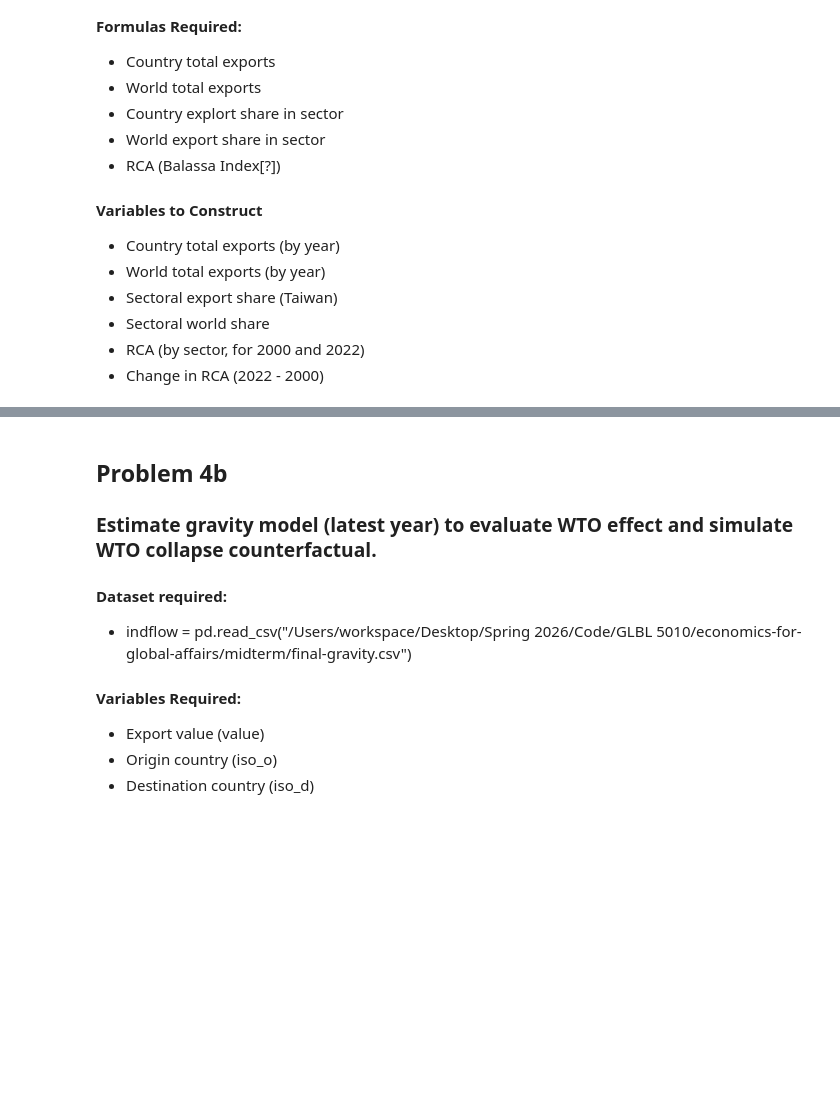
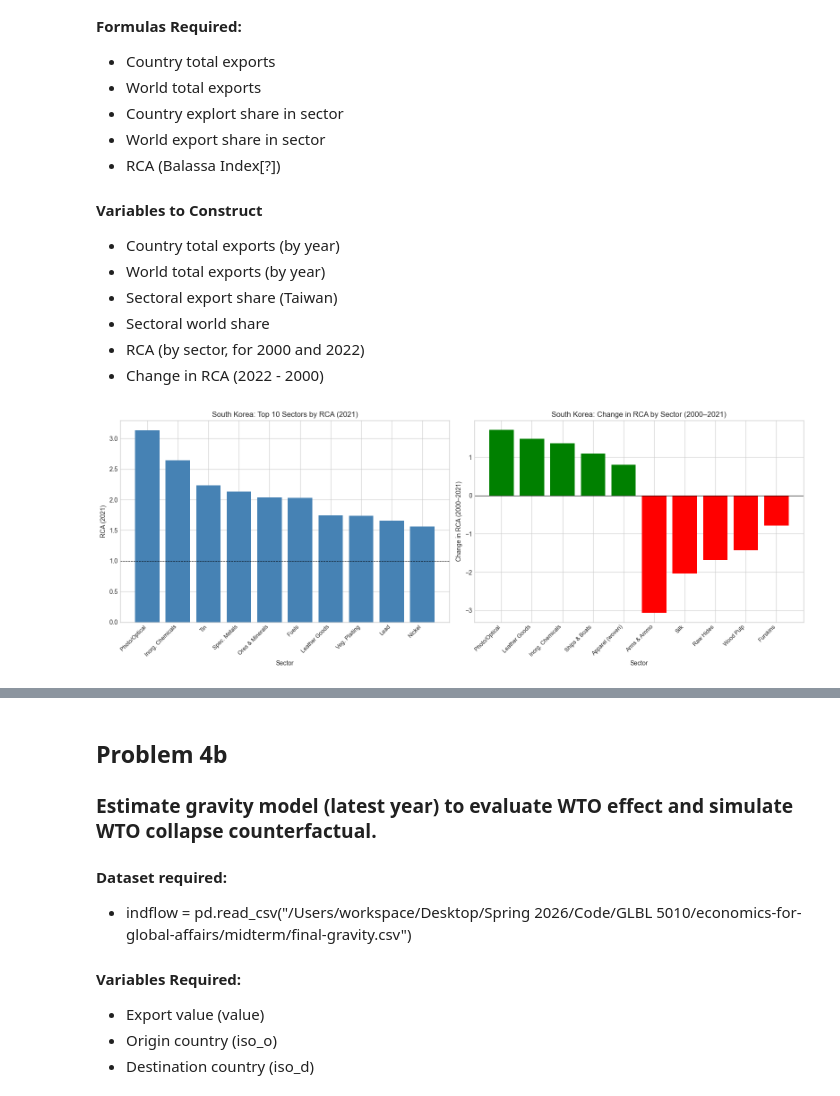
Before and after one commit to Jonas-Nepozitek/economics-for-global-affairs, a Jupyter notebook: midterm/ac_midterm.ipynb, the cells around one changed output, grey strips where cells are left out. Cells and saved outputs as stored; diff of their text form; code cells hidden in the pictures; blank space fills up the shorter version.

```diff
--- a/midterm/ac_midterm.ipynb
+++ b/midterm/ac_midterm.ipynb
@@ -116,0 +121,69 @@ Taiwan's strong economic growth from 1980 to 2019 was driven primarily by capita
+# %%
+# Compute RCA for each year independently, then stack
+frames = []
+for year, group in kor.groupby("year"):
+    group = group[group["value"] > 0].copy()               # drop sectors Korea doesn't export
+    group["value_tot"]    = group["value"].sum()            # total Korean exports that year
+    group["value_wd_tot"] = group["value_wd"].sum()         # total world exports that year
+    group["sh_hs2"]       = group["value"] / group["value_wd"]          # Korea's sector share of world exports
+    group["sh_wd"]        = group["value_tot"] / group["value_wd_tot"]  # Korea's overall world export share
+    group["rca"]          = group["sh_hs2"] / group["sh_wd"]            # Balassa RCA index
+    frames.append(group)
+kor = pd.concat(frames)
+
+# Pivot to get 2000 and 2021 RCA side by side, then compute change
+rca = kor.pivot(index="hs2", columns="year", values="rca").reset_index()
+rca.columns.name = None                                                  # clear column axis name
+rca = rca.rename(columns={2000: "rca_2000", 2021: "rca_2021"})          # rename by value, not position
+rca["rca_change"] = rca["rca_2021"] - rca["rca_2000"]                   # change in RCA 2000-2021
+# %%
+# HS2 code to short sector name mapping (covering all sectors appearing in Korea's top/change charts)
+hs2_names = {
+    14: "Veg. Plaiting", 26: "Ores & Minerals", 27: "Fuels",
+    28: "Inorg. Chemicals", 29: "Org. Chemicals", 37: "Photo/Optical",
+    38: "Misc. Chemicals", 39: "Plastics", 40: "Rubber",
+    41: "Raw Hides", 42: "Leather Goods", 43: "Furskins",
+    47: "Wood Pulp", 50: "Silk", 62: "Apparel (woven)",
+    72: "Iron & Steel", 73: "Steel Articles", 75: "Nickel",
+    78: "Lead", 80: "Tin", 81: "Spec. Metals",
+    84: "Machinery", 85: "Electronics", 87: "Vehicles",
+    89: "Ships & Boats", 90: "Precision Instr.", 93: "Arms & Ammo",
+}
+
+# Top 10 by RCA level in 2021; top 5 gainers and bottom 5 losers by change
+top10 = rca.sort_values("rca_2021", ascending=False).head(10)
+sel   = pd.concat([rca.sort_values("rca_change", ascending=False).head(5),
+                   rca.sort_values("rca_change").head(5)]).drop_duplicates(subset="hs2")
+
+# Map HS2 codes to readable names for both subsets
+top10_labels = top10["hs2"].map(lambda x: hs2_names.get(x, f"HS{x}"))
+sel_labels   = sel["hs2"].map(lambda x: hs2_names.get(x, f"HS{x}"))
+
+# Color bars green/red based on direction of RCA change
+sel_colors = ["green" if v > 0 else "red" for v in sel["rca_change"]]
+
+plt.style.use("seaborn-v0_8-whitegrid")
+fig, (ax1, ax2) = plt.subplots(1, 2, figsize=(16, 6))
+
+# Left panel: top 10 sectors by RCA level
+ax1.bar(range(len(top10)), top10["rca_2021"], color="steelblue")
+ax1.set_xticks(range(len(top10)))
+ax1.set_xticklabels(top10_labels, rotation=45, ha="right", fontsize=9)
+ax1.axhline(1, color="black", linewidth=0.8, linestyle="--")            # RCA = 1 threshold
+ax1.set_xlabel("Sector")
+ax1.set_ylabel("RCA (2021)")
+ax1.set_title("South Korea: Top 10 Sectors by RCA (2021)")
+
+# Right panel: biggest gainers and losers, colored by direction
+ax2.bar(range(len(sel)), sel["rca_change"], color=sel_colors)
+ax2.set_xticks(range(len(sel)))
+ax2.set_xticklabels(sel_labels, rotation=45, ha="right", fontsize=9)
+ax2.axhline(0, color="black", linewidth=0.8)
+ax2.set_xlabel("Sector")
+ax2.set_ylabel("Change in RCA (2000–2021)")
+ax2.set_title("South Korea: Change in RCA by Sector (2000–2021)")
+
+plt.tight_layout()
+plt.show()
+# %% [output]
+[figure, added]
```
Also changed, not shown: parts of 6 cells of this notebook.
